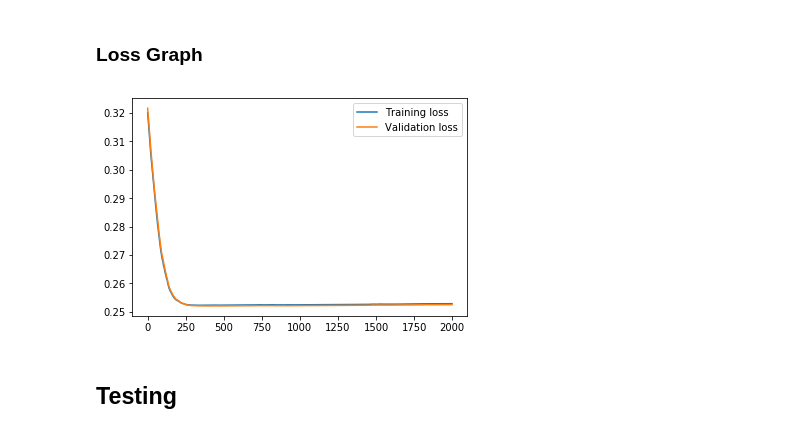
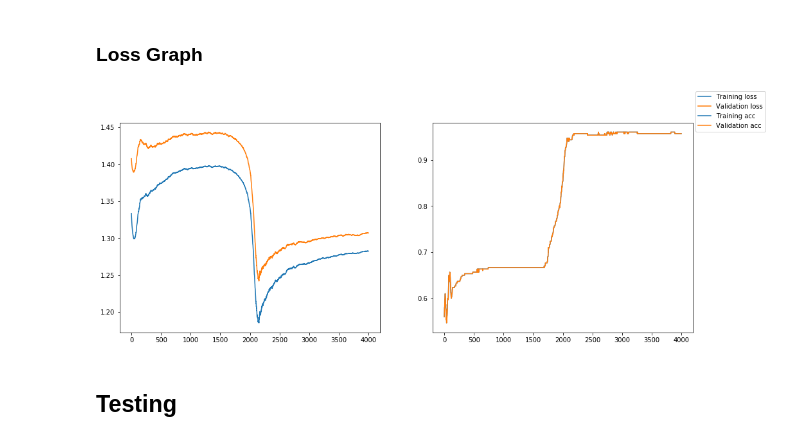
Before and after one commit to falreis/backpropagation, a Jupyter notebook: NeuralNetwork.ipynb, the cells around one changed output. Saved outputs shown, nothing was run; the diff lists cells and outputs as text; code cells hidden in the pictures.

```diff
--- a/NeuralNetwork.ipynb
+++ b/NeuralNetwork.ipynb
@@ -307,6 +337,7 @@ Accuracy on Test Set: 0.51
 # %%
 #### Train ####
 losses = {'train':[], 'validation':[]}
+accuracy = {'train':[], 'validation':[]}
 
 for epoch in range(n_epochs):
     batch_indices = np.random.choice(list(range(x_train.shape[0])), size = batch_size)
@@ -318,11 +349,17 @@ for epoch in range(n_epochs):
     # Printing out the training progress
     train_loss = MSE(network.predict(x_train).T, y_train_raw)
     val_loss = MSE(network.predict(x_test).T, y_test_raw)
+    train_acc = network.test(x_train, y_train)
+    val_acc = network.test(x_train, y_train)
     sys.stdout.write("\rProgress: {:2.1f}%".format(100 * epoch/float(n_epochs)) \
                      + " ... Training loss: " + str(train_loss)[:5] \
-                     + " ... Validation loss: " + str(val_loss)[:5])
+                     + " ... Validation loss: " + str(val_loss)[:5] \
+                     + " ... Training Acc: " + str(train_acc)[:5] \
+                     + " ... Validation Acc: " + str(val_acc)[:5])
     sys.stdout.flush()
 
     losses['train'].append(train_loss)
     losses['validation'].append(val_loss)
+    accuracy['train'].append(train_acc)
+    accuracy['validation'].append(val_acc)
 # %% [output]
@@ -330,13 +367,17 @@ Progress: 100.0% ... Training loss: 0.252 ... Validation loss: 0.252
 # %% [markdown]
 ### Loss Graph
-# %%
-plt.plot(losses['train'], label='Training loss')
-plt.plot(losses['validation'], label='Validation loss')
-plt.legend()
-_ = plt.ylim()
-plt.show()
-# %% [output]
-[figure, removed]
+# %%
+fig, (ax1, ax2) = plt.subplots(1, 2, sharey = False, sharex = False, figsize=(16, 6))
+
+_ = ax1.plot(losses['train'], label='Training loss')
+_ = ax1.plot(losses['validation'], label='Validation loss')
+
+_ = ax2.plot(accuracy['train'], label='Training acc')
+_ = ax2.plot(accuracy['validation'], label='Validation acc')
+
+_ = fig.legend()
+# %% [output]
+[figure, added]
 # %% [markdown]
 ## Testing
 # %%
```
Also changed, not shown: parts of 10 cells of this notebook.
